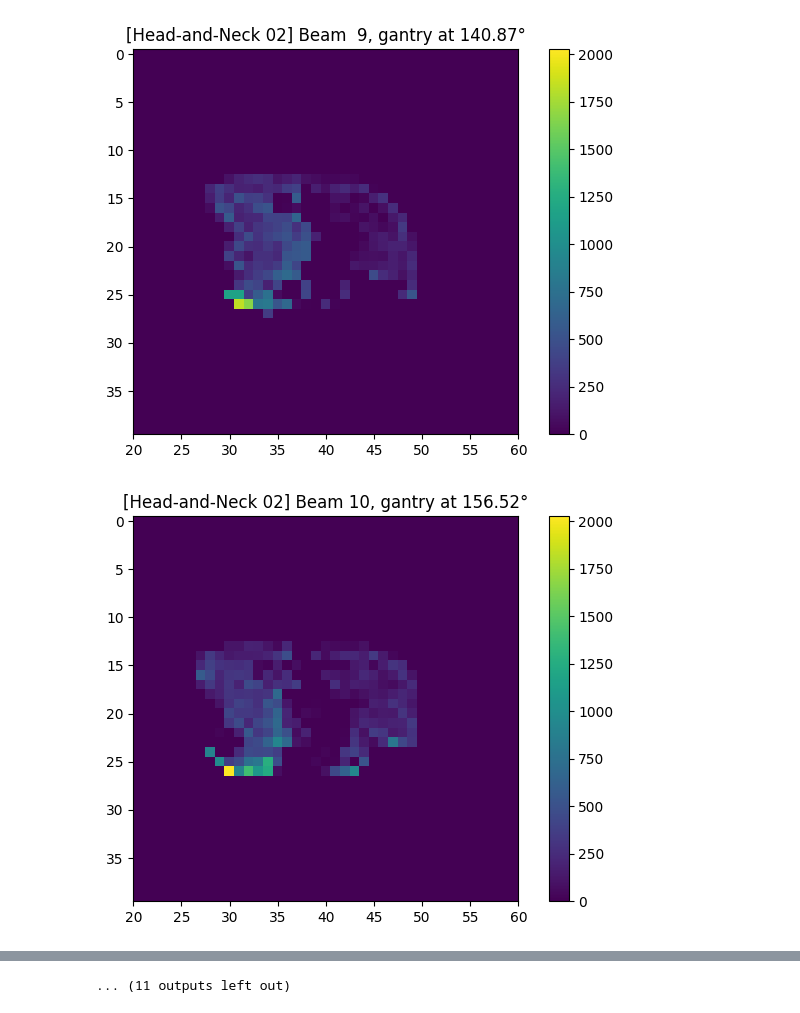
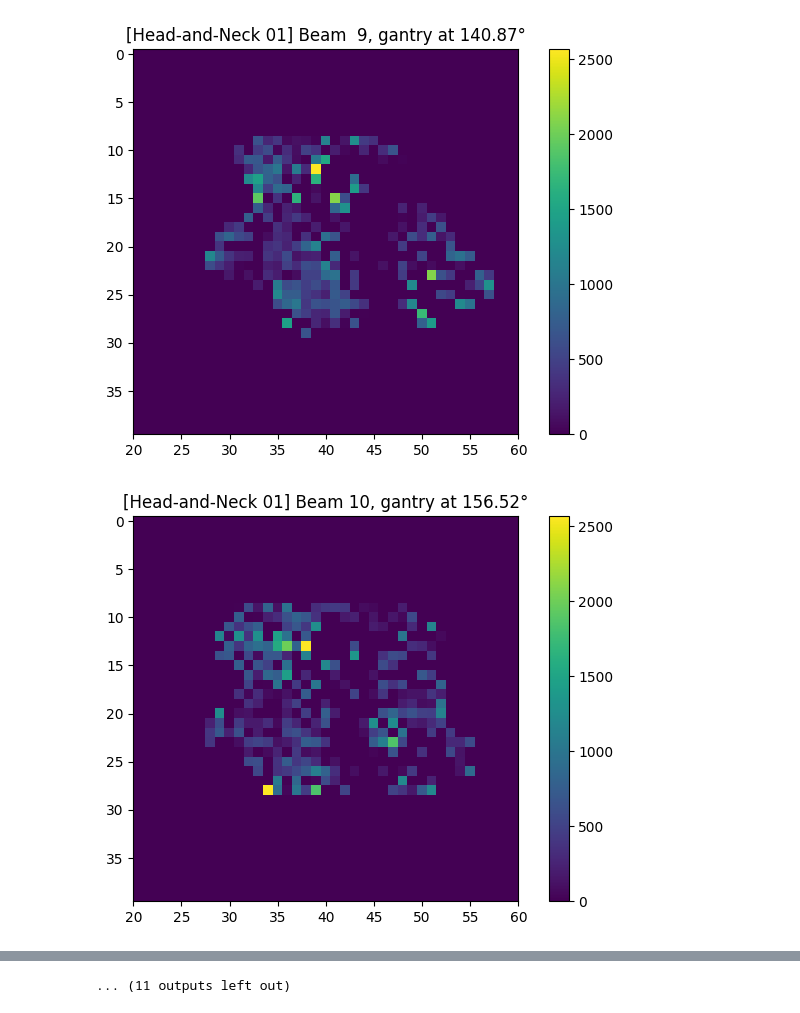
Before and after one commit to juanjoual/RT25, a Jupyter notebook: TROTS/Fluences.ipynb, the cells around one changed output, grey strips where cells are left out. Saved outputs shown, nothing was run; the diff lists cells and outputs as text; code cells hidden in the pictures.

```diff
--- a/TROTS/Fluences.ipynb
+++ b/TROTS/Fluences.ipynb
@@ -7,7 +7,7 @@ from termcolor import colored
 def decode_str(hdf5_str):
     return hdf5_str.tobytes().decode('utf-16')
 
-filename = 'data/Head-and-Neck_02.mat'
+filename = 'data/Head-and-Neck_01.mat'
 
 f = h5py.File(filename)
 patient_name = decode_str(f['patient']['Identifier'][:])
@@ -96,8 +96,7 @@ for beam in beams:
 # %%
 import matplotlib.pyplot as plt
 
-#with open('../gradient/multicore/results/x_20241211_102206.txt') as file:
-with open('../gradient/multicore/results/x_20250207_004420.txt') as file:
+with open('../Results/Adam/Head-and-Neck_01/x_20250420_181105.txt') as file:
     our_fluence = np.array([float(x.split()[-1]) for x in file.readlines()])
 
 offset = 0
@@ -127,2 +126,2 @@ for beam in beams:
-[figure, old version]
+[figure, new version]
-[figure, old version]
+[figure, new version]
```
Also changed, not shown: parts of 4 cells of this notebook, 24 other files.
